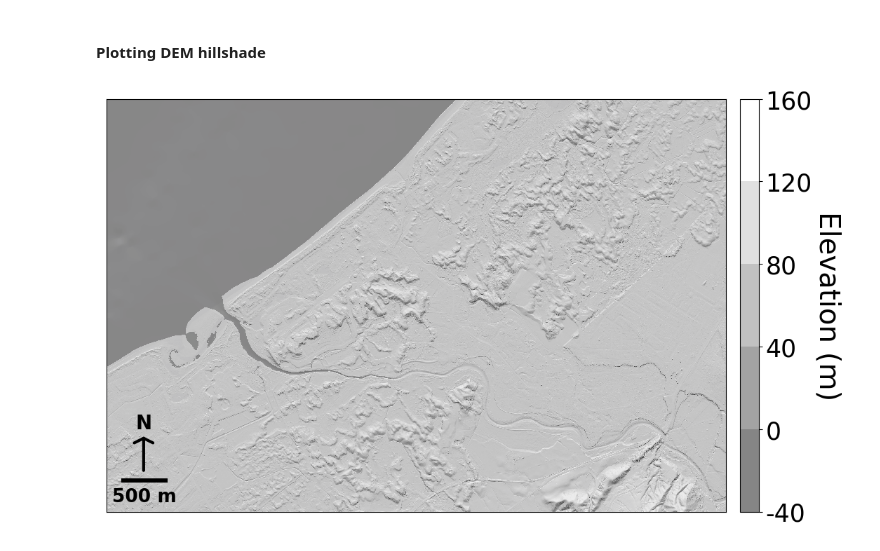
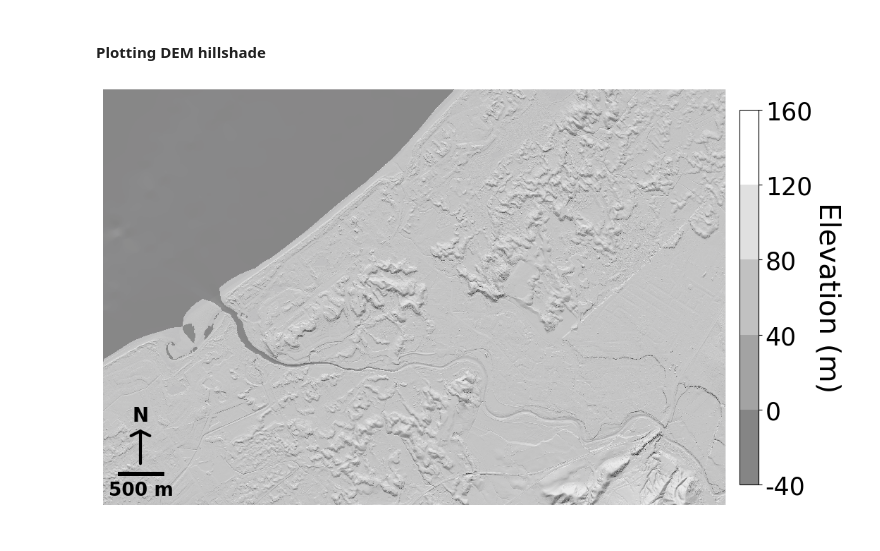
Before and after one commit to Martin20494/Grid_Orientation, a Jupyter notebook: other_files/script_fordatapublication/DEM_hillshade_forpresentinginsitesection.ipynb, the cells around one changed output. Saved outputs shown, nothing was run; the diff lists cells and outputs as text; code cells hidden in the pictures.

```diff
--- a/other_files/script_fordatapublication/DEM_hillshade_forpresentinginsitesection.ipynb
+++ b/other_files/script_fordatapublication/DEM_hillshade_forpresentinginsitesection.ipynb
@@ -106,7 +107,11 @@ norm = mpl.colors.BoundaryNorm(
 ds.plot(ax=ax, cmap=cmap, alpha=.25, zorder=1, add_colorbar=False, norm=norm)
 divider = make_axes_locatable(ax)
 cax = divider.append_axes('right', size='3%', pad=.2)
-cb = mpl.colorbar.ColorbarBase(cax, cmap=cmap, norm=norm,
+
+# Ref: https://github.com/SHTOOLS/SHTOOLS/issues/272
+cax.set_visible(False)
+iax = inset_axes(cax, width='100%', height='90%', loc='center left', borderpad=0)
+cb = mpl.colorbar.ColorbarBase(iax, cmap=cmap, norm=norm,
                                spacing='proportional', ticks=bound, boundaries=bound, format="%1i", alpha=.48)
 cb.ax.tick_params(labelsize=25)
 cb.ax.set_ylabel("Elevation (m)", rotation=270, fontsize=29, labelpad=30)
@@ -134,33 +139,39 @@ setp(ax.get_yticklabels(), rotation=90, ha='center', rotation_mode="anchor")
 ax.add_artist(ScaleBar(
     1,
     font_properties={'weight': 'bold', 'size': fsize+14},
     pad=0.5,
     length_fraction=0.1,
     box_color=None,
     box_alpha=0,
     color='black',
     scale_formatter=lambda value, unit: f'{value} {unit}',
     location="lower left"
 ))
 
 
 # Add arrow
 x_arrow, y_arrow, arrow_length = 0.06, 0.095, 0.12
 ax.annotate(
     'N', fontweight='bold', color='black',
     xy=(x_arrow, y_arrow),
     xytext=(x_arrow, y_arrow+arrow_length),
     arrowprops=dict(arrowstyle='<-, head_width=0.8', facecolor='black', edgecolor='black', linewidth=3,
                     mutation_scale=12),
     ha='center', va='center', fontsize=fsize+15,
     xycoords=ax.transAxes, zorder=4
 )
 
+#remove frame from each side of plot
+ax.spines['top'].set_visible(False)
+ax.spines['right'].set_visible(False)
+ax.spines['bottom'].set_visible(False)
+ax.spines['left'].set_visible(False)
+
 
 # Save figure
 fig.savefig(
-    fr"{main_dir}\waikanae_hillshade_{no_hillshade}.png",
-    bbox_inches='tight', dpi=400
+    fr"{main_dir}\waikanae_hillshade_{no_hillshade}.jpg",
+    bbox_inches='tight', dpi=600
 )
 # %% [output]
-[figure, old version]
+[figure, new version]
```
Also changed, not shown: parts of 1 cell of this notebook, 33 other files.
